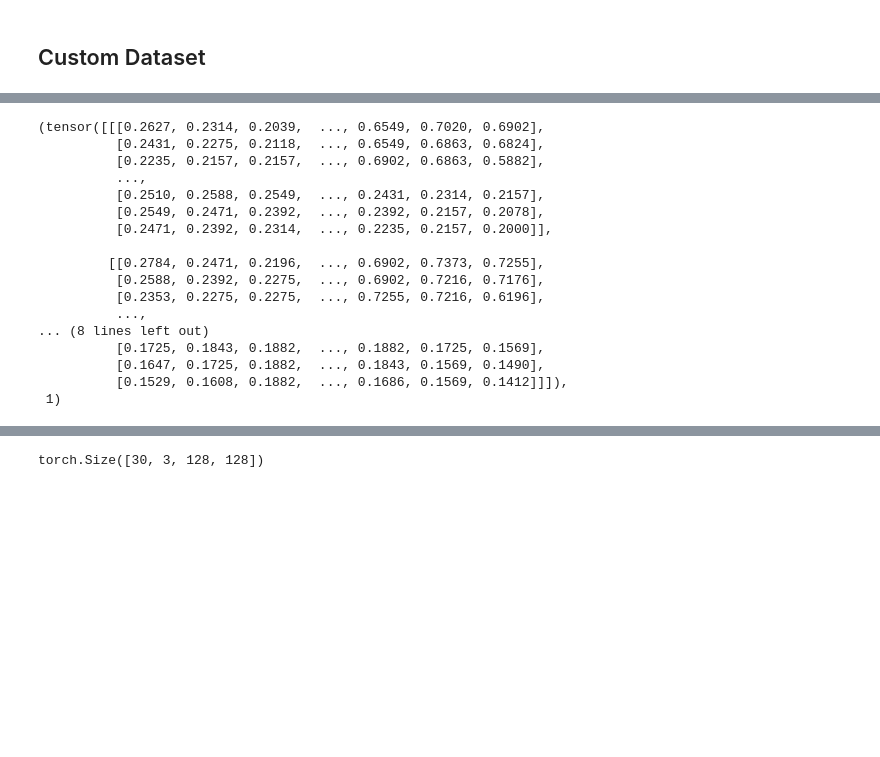
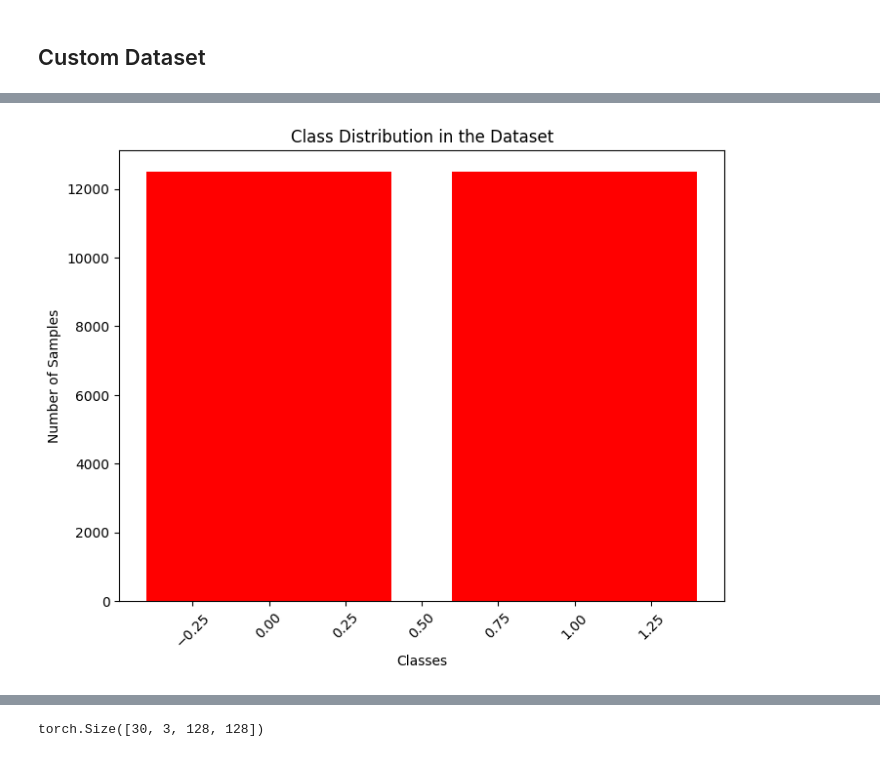
Before and after one commit to AbhishekWaghchaure/My_Practice, a Jupyter notebook: Torch/Computer Vision/Classification_cats_dogs.ipynb, the cells around one changed output, grey strips where cells are left out. Cells and saved outputs as stored; diff of their text form; code cells hidden in the pictures; blank space fills up the shorter version.

```diff
--- a/Torch/Computer Vision/Classification_cats_dogs.ipynb
+++ b/Torch/Computer Vision/Classification_cats_dogs.ipynb
@@ -47,0 +46,10 @@ dataset.__len__()
+# %%
+# Check the total number of records in the dataset
+print(f"Total records in dataset: {len(dataset)}")
+
+# Extract all labels
+all_labels = [dataset[i][1] for i in range(len(dataset))]
+
+# Get the distribution of each class
+label_counts = Counter(all_labels)
+print(f"Class distribution: {label_counts}")
@@ -48,25 +78,18 @@ dataset.__len__()
+# %%
+classes = label_counts.keys()
+counts = label_counts.values()
+
+plt.figure(figsize = (8,6))
+plt.bar(classes,counts, color = 'red')
+plt.xlabel('Classes')
+plt.ylabel('Number of Samples')
+plt.title('Class Distribution in the Dataset')
+plt.xticks(rotation = 45)
+plt.show()
+# %% [output]
+[figure, added]
 # %%
 train_set, test_set = torch.utils.data.random_split(dataset,[20000,5000])
-# %%
-train_set[9]
-# %% [output]
-(tensor([[[0.2627, 0.2314, 0.2039,  ..., 0.6549, 0.7020, 0.6902],
-          [0.2431, 0.2275, 0.2118,  ..., 0.6549, 0.6863, 0.6824],
-          [0.2235, 0.2157, 0.2157,  ..., 0.6902, 0.6863, 0.5882],
-          ...,
-          [0.2510, 0.2588, 0.2549,  ..., 0.2431, 0.2314, 0.2157],
-          [0.2549, 0.2471, 0.2392,  ..., 0.2392, 0.2157, 0.2078],
-          [0.2471, 0.2392, 0.2314,  ..., 0.2235, 0.2157, 0.2000]],
-
-         [[0.2784, 0.2471, 0.2196,  ..., 0.6902, 0.7373, 0.7255],
-          [0.2588, 0.2392, 0.2275,  ..., 0.6902, 0.7216, 0.7176],
-          [0.2353, 0.2275, 0.2275,  ..., 0.7255, 0.7216, 0.6196],
-          ...,
-... (8 lines left out)
-          [0.1725, 0.1843, 0.1882,  ..., 0.1882, 0.1725, 0.1569],
-          [0.1647, 0.1725, 0.1882,  ..., 0.1843, 0.1569, 0.1490],
-          [0.1529, 0.1608, 0.1882,  ..., 0.1686, 0.1569, 0.1412]]]),
- 1)
 # %%
 #hyperparameters
 # input_size = 32
```
Also changed, not shown: parts of 17 cells of this notebook, 2 other files.
